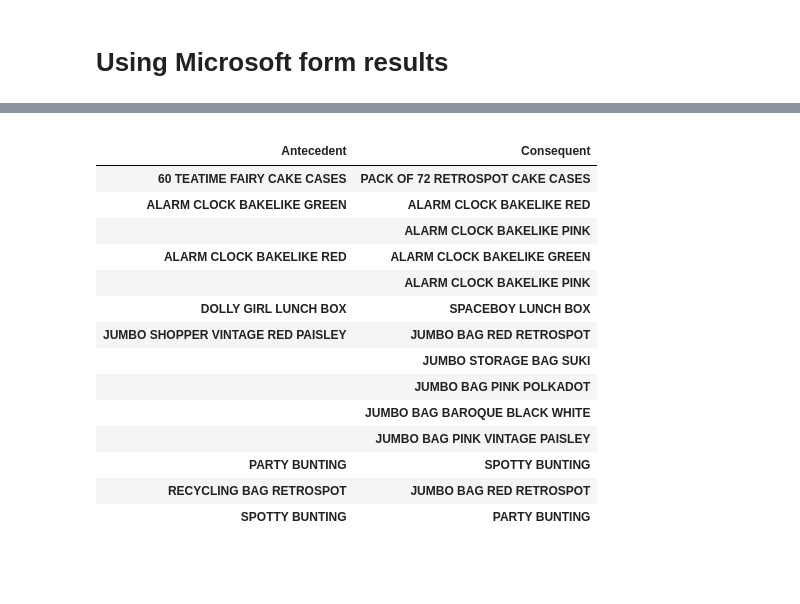
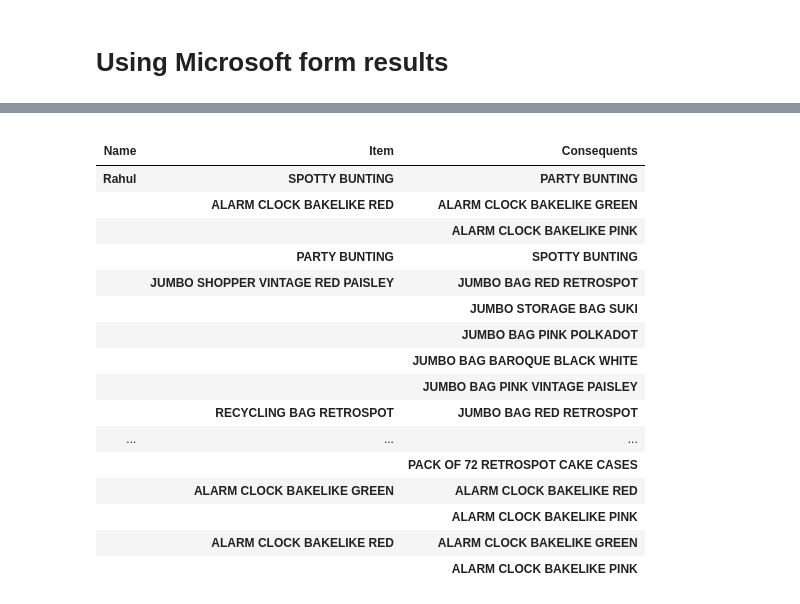
Before and after one commit to r567v/Apriori-on-Online-transactions, a Jupyter notebook: Apriori.ipynb, the cells around one changed output, grey strips where cells are left out. Drawn from its saved outputs; the diff is of its cells as text; code cells hidden in the pictures; blank space fills up the shorter version.

```diff
--- a/Apriori.ipynb
+++ b/Apriori.ipynb
@@ -411,4 +465,4 @@ form = form.sort_values(by =["Item:"])
-# %%
-form = form["Item:"].unique()
 # %%
-form
+form["Name"]=form["Name"].apply(lambda x: x.split(" ")[0])
+
+#Only taking First name
@@ -420,5 +485,7 @@ array(['60 TEATIME FAIRY CAKE CASES', 'ALARM CLOCK BAKELIKE GREEN',
 # %%
-Form = pd.DataFrame(form, columns=['Items'])
+Form = pd.DataFrame(form, columns=['Name','Item:'])
+
+#Making a copy - not needed
 # %%
 Form
 # %% [output]
@@ -434,25 +505,31 @@ Form
 # %%
-form_answers = pd.DataFrame(columns = ['Antecedent', 'Consequent'])
+form_answers = pd.DataFrame(columns = ['Name', 'Item', 'Consequents'])
+#Final dataframe that'll hold name, item and all its consequents (recommended items)
 
-for item in Form["Items"]:
-    for x in rules[rules['antecedents']== item]['consequents']:
-        form_answers = form_answers.append({'Antecedent' : item , 'Consequent' : list(x)[0]}, ignore_index = True)
+for item in Form["Item:"]:
+    for x in rules[rules['antecedents']== frozenset({item})]['consequents']:
+        #print(Form[Form["Item:"]==item]['Name'].unique())
+        form_answers = form_answers.append({'Name': Form[Form["Item:"]==item]['Name'].unique()[0] , 'Item' : item , 'Consequents' : list(x)[0]}, ignore_index = True)
 # %%
-form_answers.set_index(['Antecedent', 'Consequent']).head(15)
+form_answers.set_index(['Name', 'Item', 'Consequents']).head(20)
+
+#Indexing the dataframe
 # %% [output]
-|  |  |
-| Antecedent | Consequent |
-| 60 TEATIME FAIRY CAKE CASES | PACK OF 72 RETROSPOT CAKE CASES |
-| ALARM CLOCK BAKELIKE GREEN | ALARM CLOCK BAKELIKE RED |
-|  | ALARM CLOCK BAKELIKE PINK |
-| ALARM CLOCK BAKELIKE RED | ALARM CLOCK BAKELIKE GREEN |
-|  | ALARM CLOCK BAKELIKE PINK |
-| DOLLY GIRL LUNCH BOX | SPACEBOY LUNCH BOX |
-| JUMBO SHOPPER VINTAGE RED PAISLEY | JUMBO BAG RED RETROSPOT |
-|  | JUMBO STORAGE BAG SUKI |
-|  | JUMBO BAG PINK POLKADOT |
-|  | JUMBO BAG BAROQUE BLACK WHITE |
-|  | JUMBO BAG PINK VINTAGE PAISLEY |
-| PARTY BUNTING | SPOTTY BUNTING |
-| RECYCLING BAG RETROSPOT | JUMBO BAG RED RETROSPOT |
-| SPOTTY BUNTING | PARTY BUNTING |
+|  |  |  |
+| Name | Item | Consequents |
+| Rahul | SPOTTY BUNTING | PARTY BUNTING |
+|  | ALARM CLOCK BAKELIKE RED | ALARM CLOCK BAKELIKE GREEN |
+|  |  | ALARM CLOCK BAKELIKE PINK |
+|  | PARTY BUNTING | SPOTTY BUNTING |
+|  | JUMBO SHOPPER VINTAGE RED PAISLEY | JUMBO BAG RED RETROSPOT |
+|  |  | JUMBO STORAGE BAG SUKI |
+|  |  | JUMBO BAG PINK POLKADOT |
+|  |  | JUMBO BAG BAROQUE BLACK WHITE |
+|  |  | JUMBO BAG PINK VINTAGE PAISLEY |
+|  | RECYCLING BAG RETROSPOT | JUMBO BAG RED RETROSPOT |
+| ... | ... | ... |
+|  |  | PACK OF 72 RETROSPOT CAKE CASES |
+|  | ALARM CLOCK BAKELIKE GREEN | ALARM CLOCK BAKELIKE RED |
+|  |  | ALARM CLOCK BAKELIKE PINK |
+|  | ALARM CLOCK BAKELIKE RED | ALARM CLOCK BAKELIKE GREEN |
+|  |  | ALARM CLOCK BAKELIKE PINK |
```
Also changed, not shown: parts of 43 cells of this notebook.
